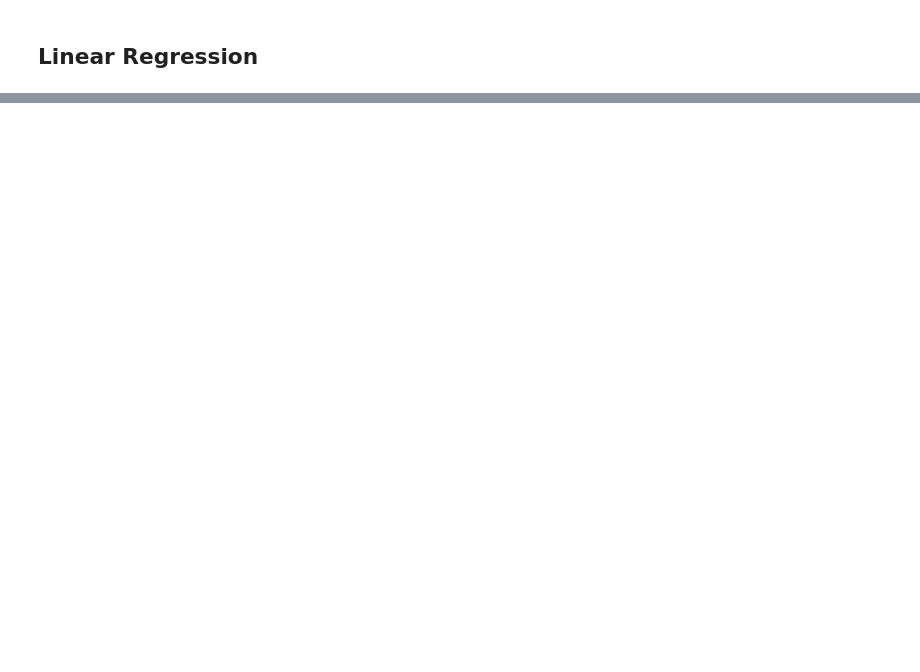
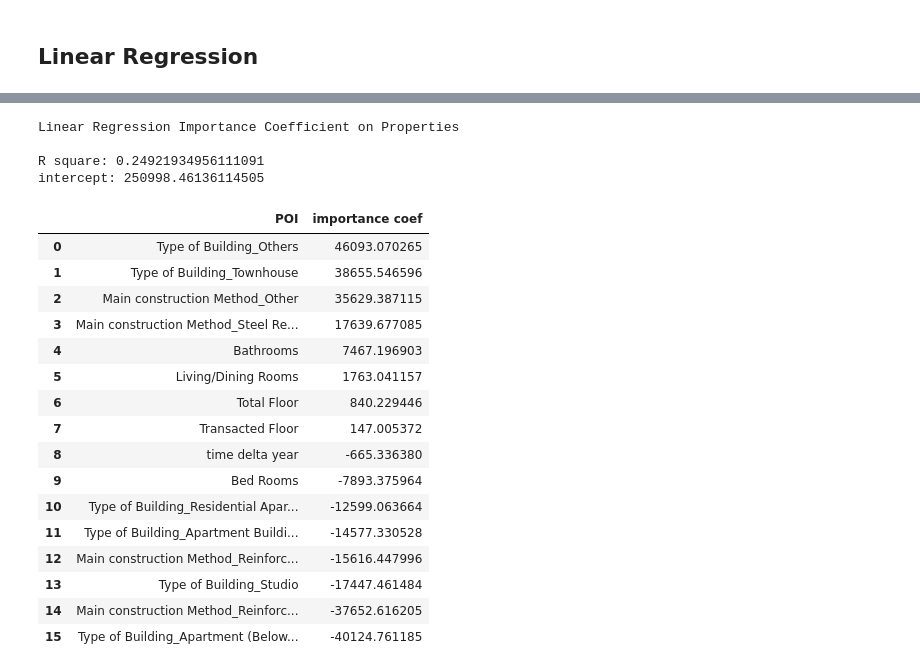
Before and after one commit to Eric-Miao/2022Fall-CIVENG263N-FinalProj, a Jupyter notebook: final_proj_Eric.ipynb, the cells around one changed output, grey strips where cells are left out. Saved outputs shown, nothing was run; the diff lists cells and outputs as text; code cells hidden in the pictures; blank space fills up the shorter version.

```diff
--- a/final_proj_Eric.ipynb
+++ b/final_proj_Eric.ipynb
@@ -538,0 +619,6 @@ dfLinearRegCoef.to_csv('lineargre_coef_radius.csv',index=False)
+# %%
+dfProperties = dfRaw[['latitude','longitude','Transaction Date','Total Cost(NTD)',
+                'Cost per Sqaure Meter','Building Completion Date','Transacted Floor',
+                'Total Floor','Total Area Transacted (Sqaure Meter)','Bed Rooms',
+                'Living/Dining Rooms', 'Bathrooms','Main construction Method',
+                'Type of Building']]
@@ -538,0 +665,45 @@ dfLinearRegCoef.to_csv('lineargre_coef_radius.csv',index=False)
+# %%
+X = dfProperties[['Transacted Floor','Total Floor','Bed Rooms',
+            'Living/Dining Rooms', 'Bathrooms','time delta year',
+            'Main construction Method_Other',
+            'Main construction Method_Reinforced Brick',
+            'Main construction Method_Reinforced Concrete',
+            'Main construction Method_Steel Reinforced Concrete',
+            'Type of Building_Apartment (Below 5F without Elevator)',
+            'Type of Building_Apartment Building (Below 10F with Elevator)',
+            'Type of Building_Others',
+            'Type of Building_Residential Apartment/Condo (11F+ with elevators)',
+            'Type of Building_Studio', 'Type of Building_Townhouse']]
+y = dfProperties['Cost per Sqaure Meter']
+# %%
+reg = linear_model.LinearRegression()
+reg.fit(X,y)
+reg_coef=list(zip(reg.feature_names_in_,reg.coef_))
+
+reg_coef.sort(key=lambda x:x[1],reverse=True)
+print('Linear Regression Importance Coefficient on Properties\n')
+print('R square: {}'.format(reg.score(X,y)))
+print('intercept: {}'.format(reg.intercept_))
+pd.DataFrame(reg_coef,columns=['POI','importance coef'])
+# %% [output]
+Linear Regression Importance Coefficient on Properties
+
+R square: 0.24921934956111091
+intercept: 250998.46136114505
+|  | POI | importance coef |
+| 0 | Type of Building_Others | 46093.070265 |
+| 1 | Type of Building_Townhouse | 38655.546596 |
+| 2 | Main construction Method_Other | 35629.387115 |
+| 3 | Main construction Method_Steel Re... | 17639.677085 |
+| 4 | Bathrooms | 7467.196903 |
+| 5 | Living/Dining Rooms | 1763.041157 |
+| 6 | Total Floor | 840.229446 |
+| 7 | Transacted Floor | 147.005372 |
+| 8 | time delta year | -665.336380 |
+| 9 | Bed Rooms | -7893.375964 |
+| 10 | Type of Building_Residential Apar... | -12599.063664 |
+| 11 | Type of Building_Apartment Buildi... | -14577.330528 |
+| 12 | Main construction Method_Reinforc... | -15616.447996 |
+| 13 | Type of Building_Studio | -17447.461484 |
+| 14 | Main construction Method_Reinforc... | -37652.616205 |
+| 15 | Type of Building_Apartment (Below... | -40124.761185 |
```
Also changed, not shown: parts of 22 cells of this notebook, 4 other files.
